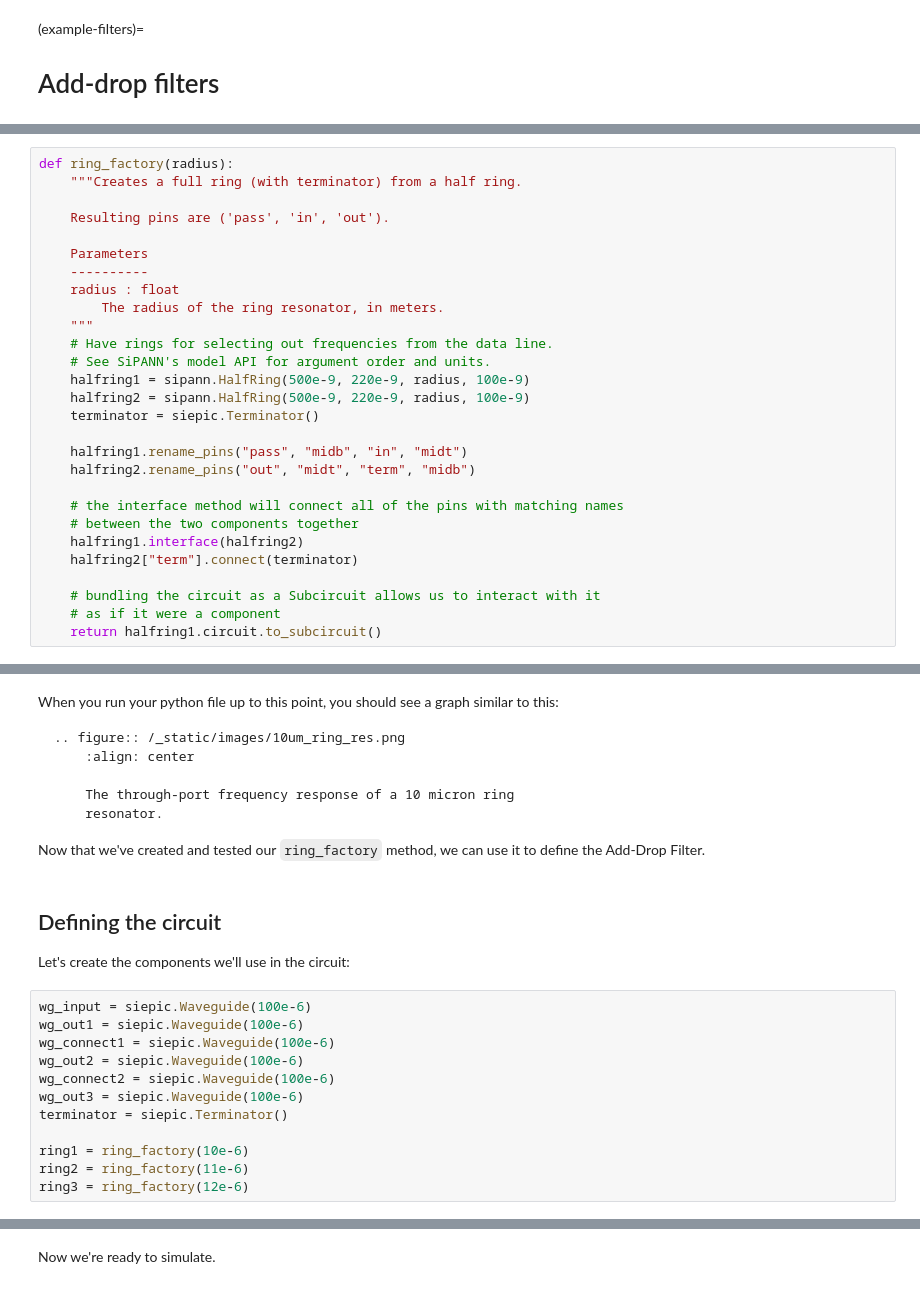
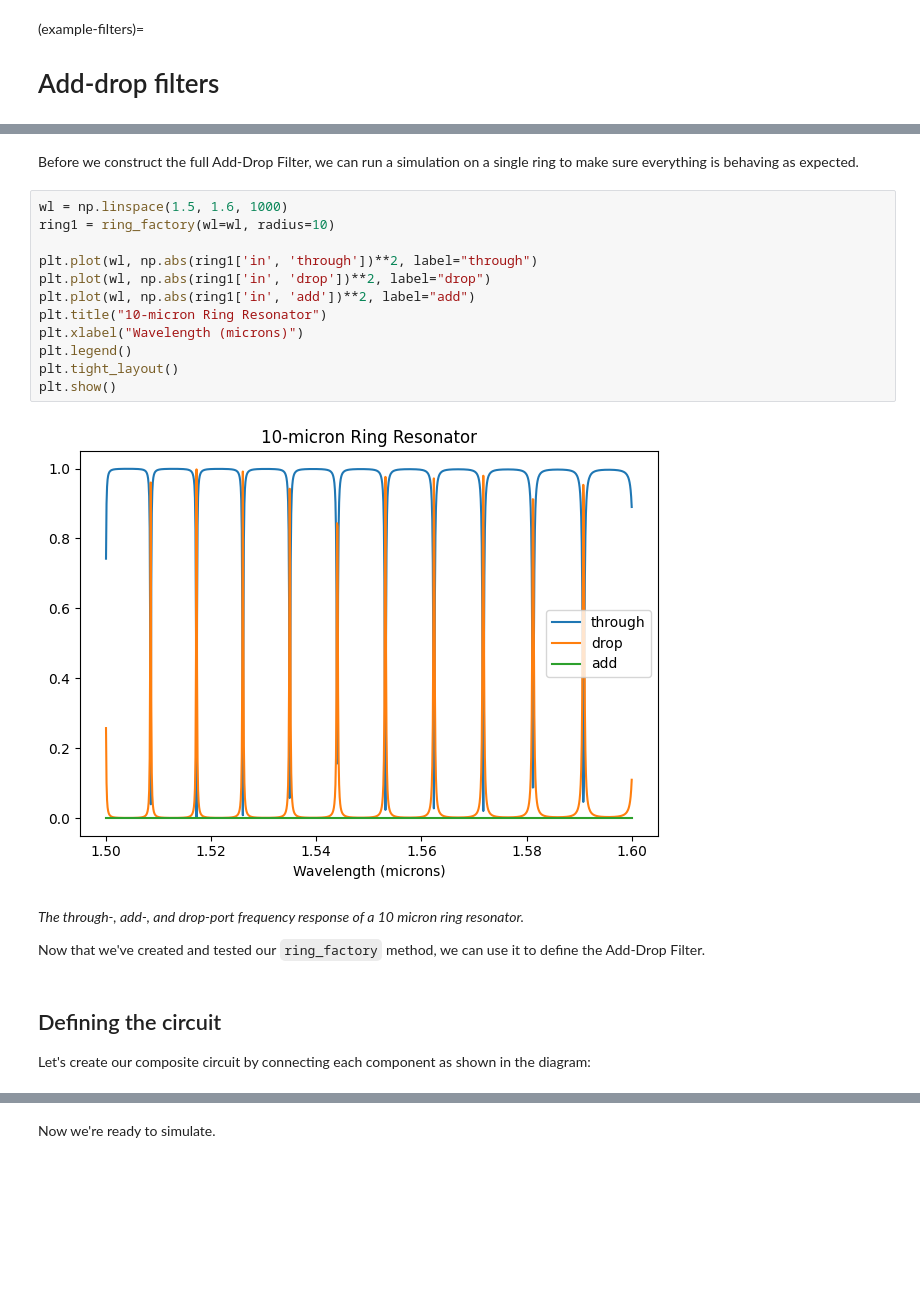
Before and after one commit to BYUCamachoLab/simphony, a Jupyter notebook: docs/tutorials/filters.ipynb, the cells around one changed output, grey strips where cells are left out. Drawn from its saved outputs; the diff is of its cells as text; blank space fills up the shorter version.

Commit message:
Update filters example

````diff
--- a/docs/tutorials/filters.ipynb
+++ b/docs/tutorials/filters.ipynb
@@ -58,28 +67,0 @@ returned a subcircuit, which can be used much the same way a component can.
-# %%
-def ring_factory(radius):
-    """Creates a full ring (with terminator) from a half ring.
-
-    Resulting pins are ('pass', 'in', 'out').
-
-    Parameters
-    ----------
-    radius : float
-        The radius of the ring resonator, in meters.
-    """
-    # Have rings for selecting out frequencies from the data line.
-    # See SiPANN's model API for argument order and units.
-    halfring1 = sipann.HalfRing(500e-9, 220e-9, radius, 100e-9)
-    halfring2 = sipann.HalfRing(500e-9, 220e-9, radius, 100e-9)
-    terminator = siepic.Terminator()
-
-    halfring1.rename_pins("pass", "midb", "in", "midt")
-    halfring2.rename_pins("out", "midt", "term", "midb")
-
-    # the interface method will connect all of the pins with matching names
-    # between the two components together
-    halfring1.interface(halfring2)
-    halfring2["term"].connect(terminator)
-
-    # bundling the circuit as a Subcircuit allows us to interact with it
-    # as if it were a component
-    return halfring1.circuit.to_subcircuit()
@@ -110,30 +114,26 @@ simulator.disconnect()
+# %% [markdown]
+Before we construct the full Add-Drop Filter, we can run a simulation on a single ring to make sure everything is
+behaving as expected.
+# %%
+wl = np.linspace(1.5, 1.6, 1000)
+ring1 = ring_factory(wl=wl, radius=10)
+
+plt.plot(wl, np.abs(ring1['in', 'through'])**2, label="through")
+plt.plot(wl, np.abs(ring1['in', 'drop'])**2, label="drop")
+plt.plot(wl, np.abs(ring1['in', 'add'])**2, label="add")
+plt.title("10-micron Ring Resonator")
+plt.xlabel("Wavelength (microns)")
+plt.legend()
+plt.tight_layout()
+plt.show()
+# %% [output]
+[figure, added]
 # %% [markdown]
-When you run your python file up to this point, you should
-see a graph similar to this:
-
-```{eval-rst}
-.. figure:: /_static/images/10um_ring_res.png
-    :align: center
-
-    The through-port frequency response of a 10 micron ring
-    resonator.
-```
+*The through-, add-, and drop-port frequency response of a 10 micron ring resonator.*
 
 Now that we've created and tested our ``ring_factory``
 method, we can use it to define the Add-Drop Filter.
 # %% [markdown]
 ## Defining the circuit
 
-Let's create the components we'll use in the circuit:
+Let's create our composite circuit by connecting each component as shown in the diagram:
-# %%
-wg_input = siepic.Waveguide(100e-6)
-wg_out1 = siepic.Waveguide(100e-6)
-wg_connect1 = siepic.Waveguide(100e-6)
-wg_out2 = siepic.Waveguide(100e-6)
-wg_connect2 = siepic.Waveguide(100e-6)
-wg_out3 = siepic.Waveguide(100e-6)
-terminator = siepic.Terminator()
-
-ring1 = ring_factory(10e-6)
-ring2 = ring_factory(11e-6)
-ring3 = ring_factory(12e-6)
````
Also changed, not shown: parts of 26 cells of this notebook, 3 other files.
